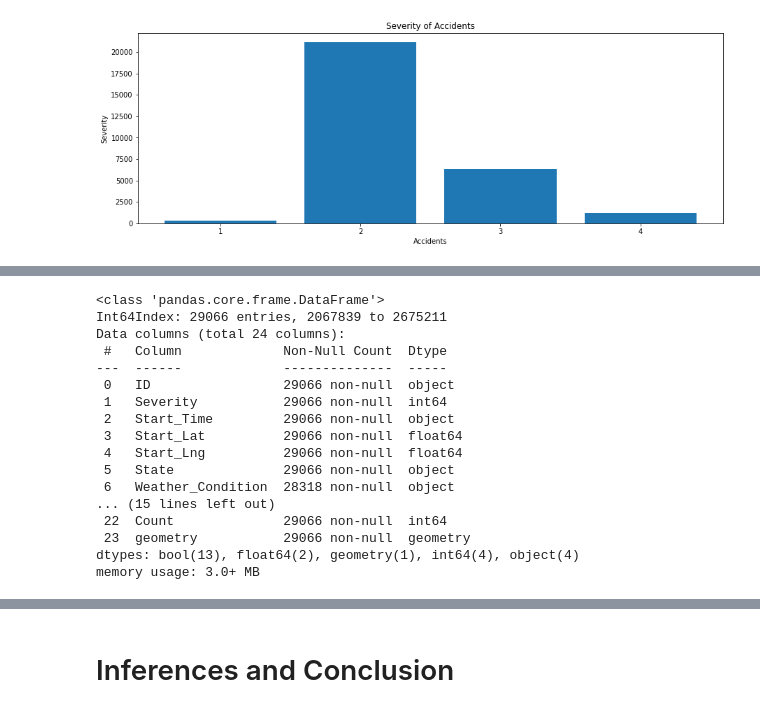
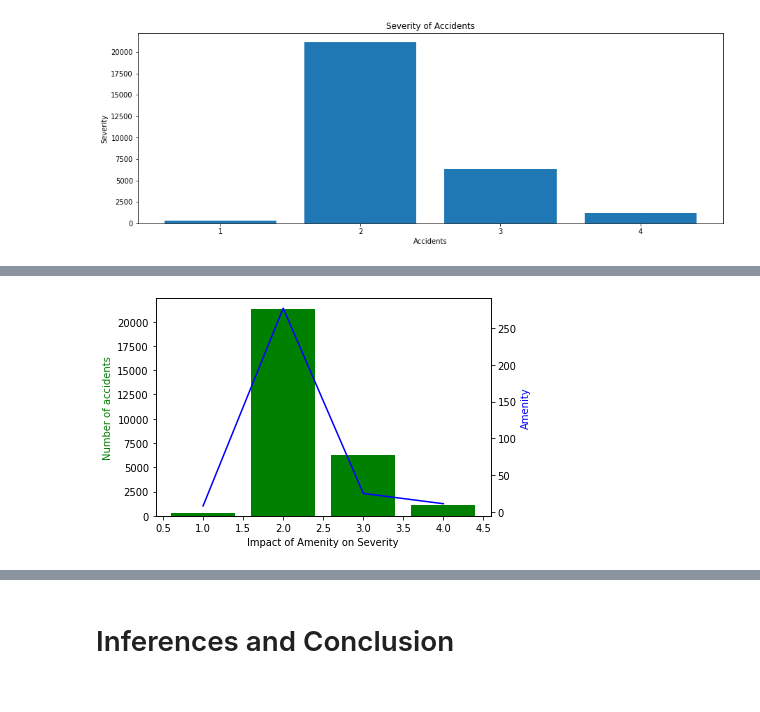
Before and after one commit to MaaviaAsghar4/US_Accidents_Analysis-EDA-, a Jupyter notebook: US_Accidents_EDA.ipynb, the cells around one changed output, grey strips where cells are left out. Cells and saved outputs as stored; diff of their text form; code cells hidden in the pictures.

```diff
--- a/US_Accidents_EDA.ipynb
+++ b/US_Accidents_EDA.ipynb
@@ -198,20 +187,21 @@ data.head()
-# %%
-subset_data.info()
-# %% [output]
-<class 'pandas.core.frame.DataFrame'>
-Int64Index: 29066 entries, 2067839 to 2675211
-Data columns (total 24 columns):
- #   Column             Non-Null Count  Dtype
----  ------             --------------  -----
- 0   ID                 29066 non-null  object
- 1   Severity           29066 non-null  int64
- 2   Start_Time         29066 non-null  object
- 3   Start_Lat          29066 non-null  float64
- 4   Start_Lng          29066 non-null  float64
- 5   State              29066 non-null  object
- 6   Weather_Condition  28318 non-null  object
-... (15 lines left out)
- 22  Count              29066 non-null  int64
- 23  geometry           29066 non-null  geometry
-dtypes: bool(13), float64(2), geometry(1), int64(4), object(4)
-memory usage: 3.0+ MB
+# %%
+# function to compare impact of several factors on severity
+def factorsAffectingSeverity(factor):
+  keys = [1,2,3,4]
+  factors = []
+  for i in range(1,5):
+    factors.append(subset_data[(subset_data['Severity'] == i) & (subset_data[factor] == True)].count()['Count'])
+  severity = subset_data.groupby('Severity').count()['Count']
+  fig, ax1 = plt.subplots()
+  ax2 = ax1.twinx()
+  ax1.bar(keys, severity, color='g')
+  ax2.plot(keys, factors, color='b')
+  ax1.set_xlabel(f"Impact of {factor} on Severity")
+  ax1.set_ylabel('Number of accidents', color='g')
+  ax2.set_ylabel(factor, color='b')
+  fig.show()
+# %%
+# Impact of Amenity on severity
+factorsAffectingSeverity('Amenity')
+# %% [output]
+[figure, added]
```
Also changed, not shown: parts of 16 cells of this notebook.
